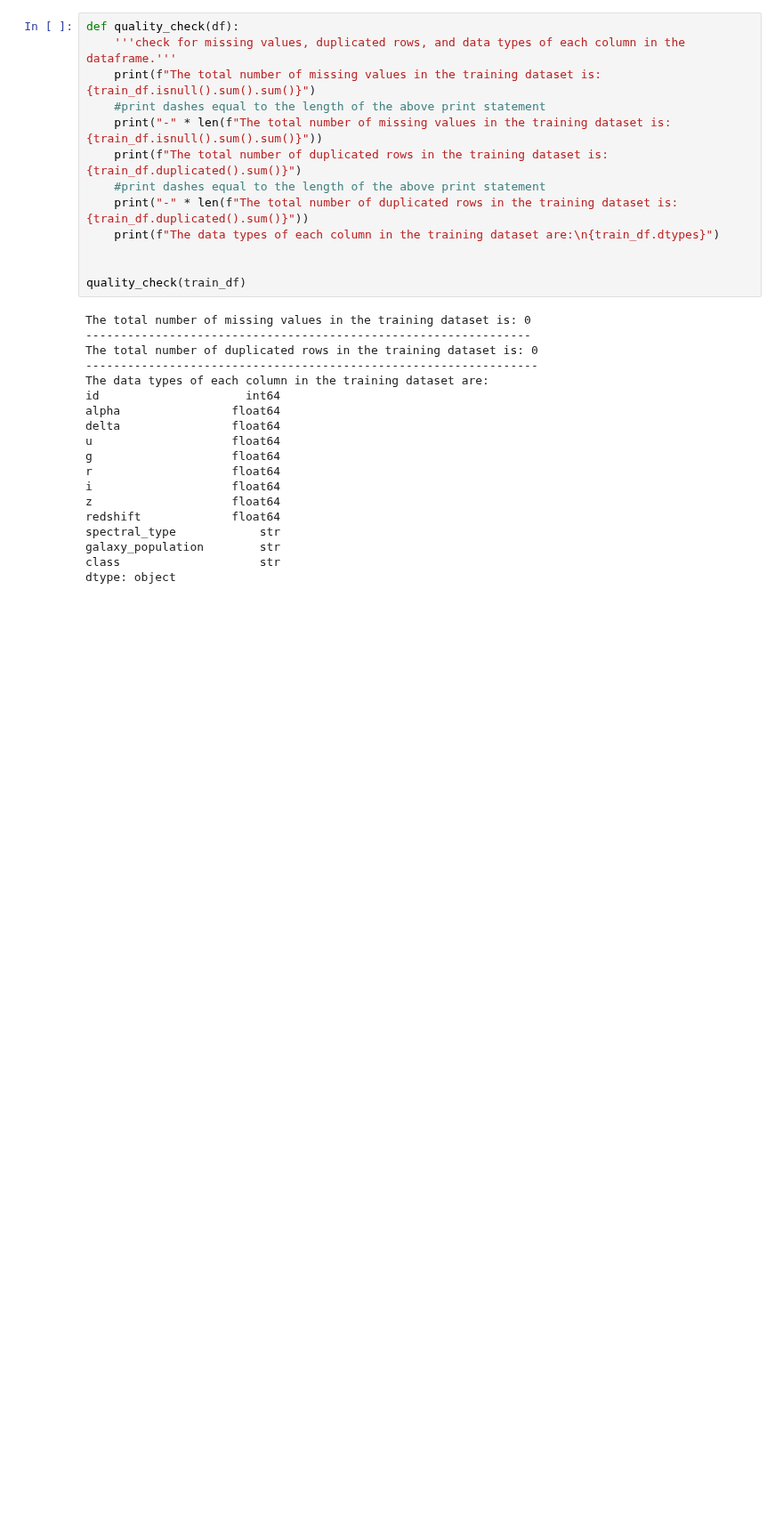
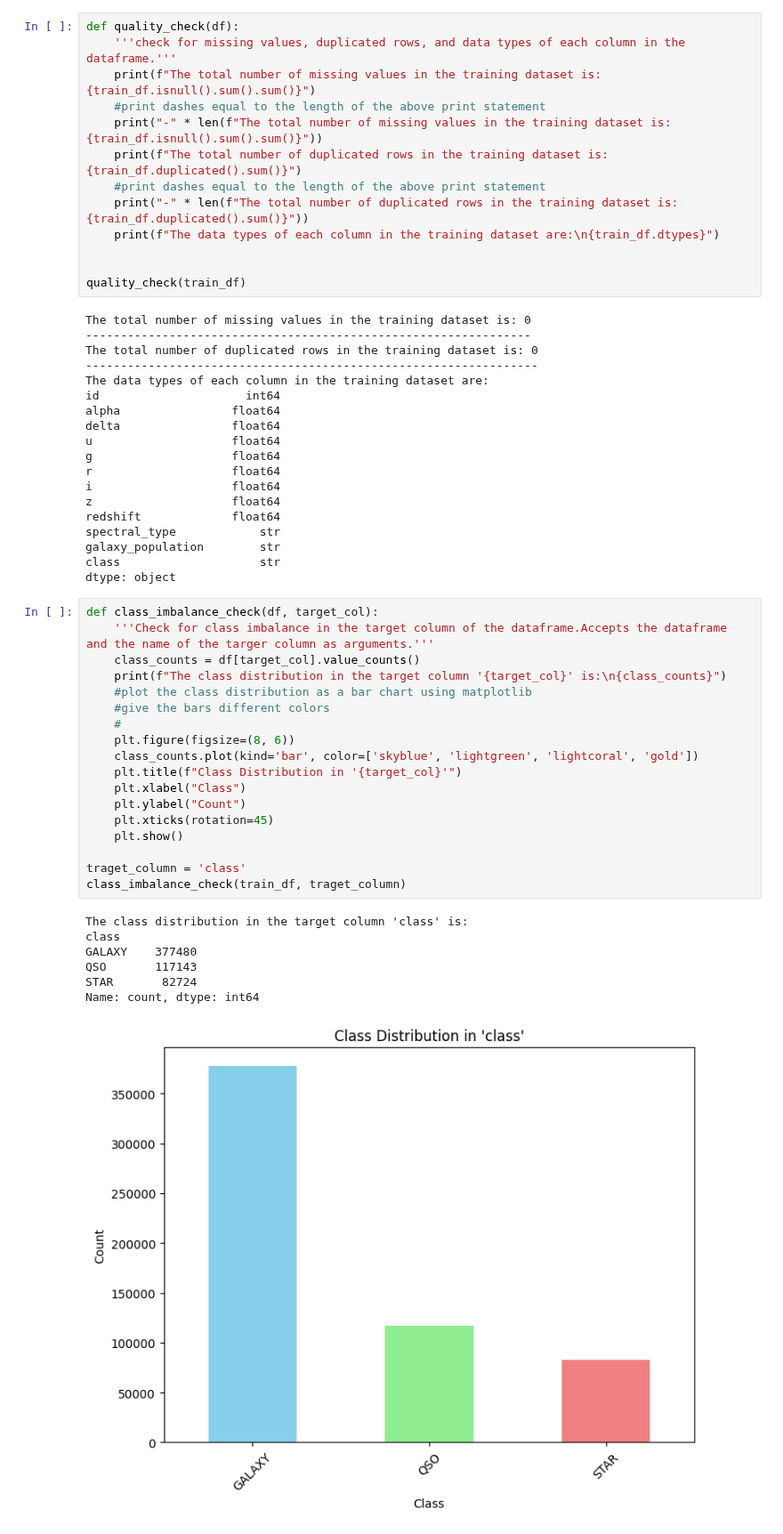
Before and after one commit to David-Langat/Kaggle, a Jupyter notebook: playground_series/predicting_stellar_class/predicting_stellar_class.ipynb, the cells around one changed output. Shown at 89% size. Cells and saved outputs as stored; diff of their text form; blank space fills up the shorter version.

Commit message:
Imbalance check function

```diff
--- a/playground_series/predicting_stellar_class/predicting_stellar_class.ipynb
+++ b/playground_series/predicting_stellar_class/predicting_stellar_class.ipynb
@@ -106,3 +106,29 @@ spectral_type            str
 galaxy_population        str
 class                    str
 dtype: object
+# %%
+def class_imbalance_check(df, target_col):
+    '''Check for class imbalance in the target column of the dataframe.Accepts the dataframe and the name of the targer column as arguments.'''
+    class_counts = df[target_col].value_counts()
+    print(f"The class distribution in the target column '{target_col}' is:\n{class_counts}")
+    #plot the class distribution as a bar chart using matplotlib
+    #give the bars different colors
+    #
+    plt.figure(figsize=(8, 6))
+    class_counts.plot(kind='bar', color=['skyblue', 'lightgreen', 'lightcoral', 'gold'])
+    plt.title(f"Class Distribution in '{target_col}'")
+    plt.xlabel("Class")
+    plt.ylabel("Count")
+    plt.xticks(rotation=45)
+    plt.show()
+
+traget_column = 'class'
+class_imbalance_check(train_df, traget_column)
+# %% [output]
+The class distribution in the target column 'class' is:
+class
+GALAXY    377480
+QSO       117143
+STAR       82724
+Name: count, dtype: int64
+[figure, added]
```
